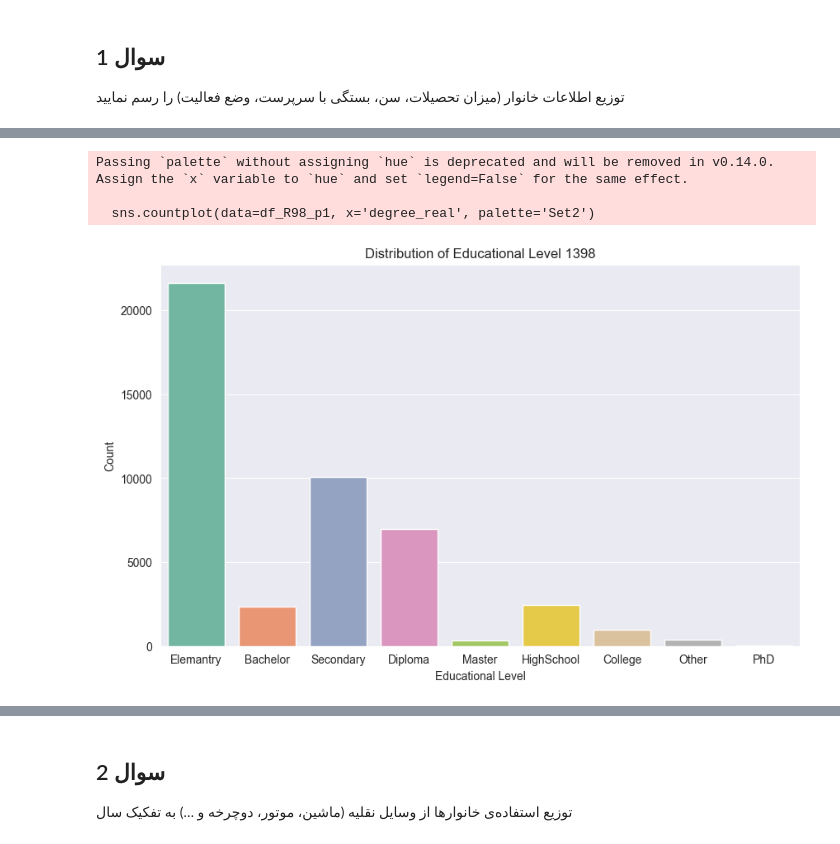
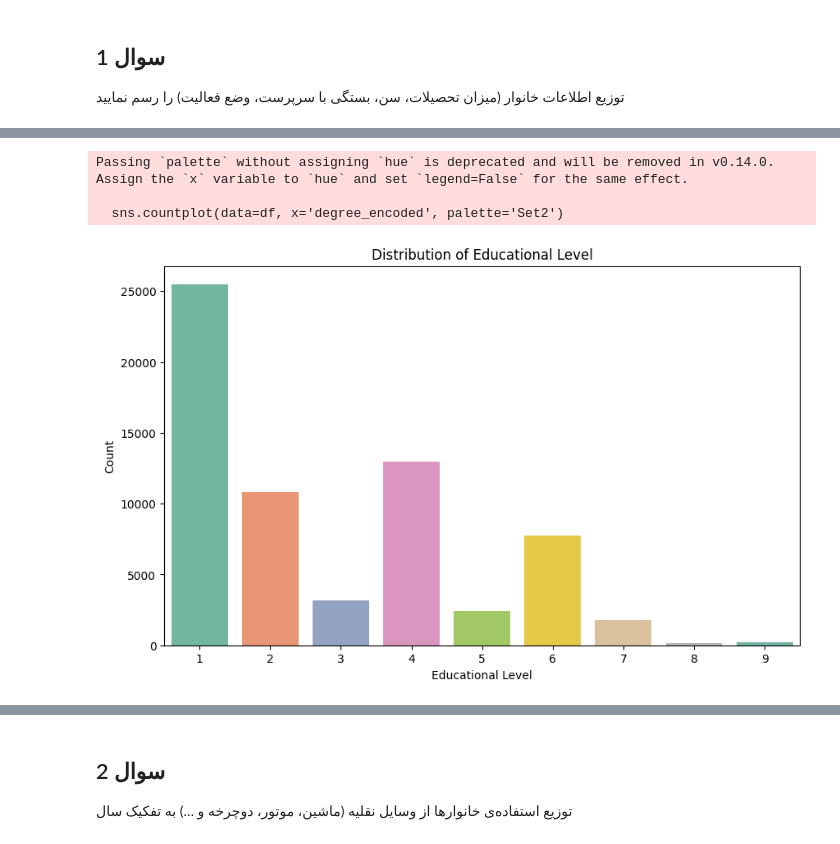
Before and after one commit to ilyanozary/project_1_quera, a Jupyter notebook: Statistics.ipynb, the cells around one changed output, grey strips where cells are left out. Cells and saved outputs as stored; diff of their text form; code cells hidden in the pictures.

```diff
--- a/Statistics.ipynb
+++ b/Statistics.ipynb
@@ -68,0 +13,3 @@ occupationalst_mapping = {
+# %%
+file_name = 'U1401_cleaned.xlsx'
+df = pd.read_excel(file_name, sheet_name='U1401P1')
@@ -109,15 +48,13 @@ plt.show()
 # %%
 # رسم توزیع میزان تحصیلات
-
-df_R98_p1['degree_real'] = df_R98_p1['degree_encoded'].replace(degree_mapping)
 plt.figure(figsize=(10, 6))
-sns.countplot(data=df_R98_p1, x='degree_real', palette='Set2')
-plt.title('Distribution of Educational Level 1398')
+sns.countplot(data=df, x='degree_encoded', palette='Set2')
+plt.title('Distribution of Educational Level')
 plt.xlabel('Educational Level')
 plt.ylabel('Count')
 plt.show()
 # %% [output]
 Passing `palette` without assigning `hue` is deprecated and will be removed in v0.14.0. Assign the `x` variable to `hue` and set `legend=False` for the same effect.
 
-  sns.countplot(data=df_R98_p1, x='degree_real', palette='Set2')
+  sns.countplot(data=df, x='degree_encoded', palette='Set2')
-[figure, old version]
+[figure, new version]
```
Also changed, not shown: parts of 138 cells of this notebook.
